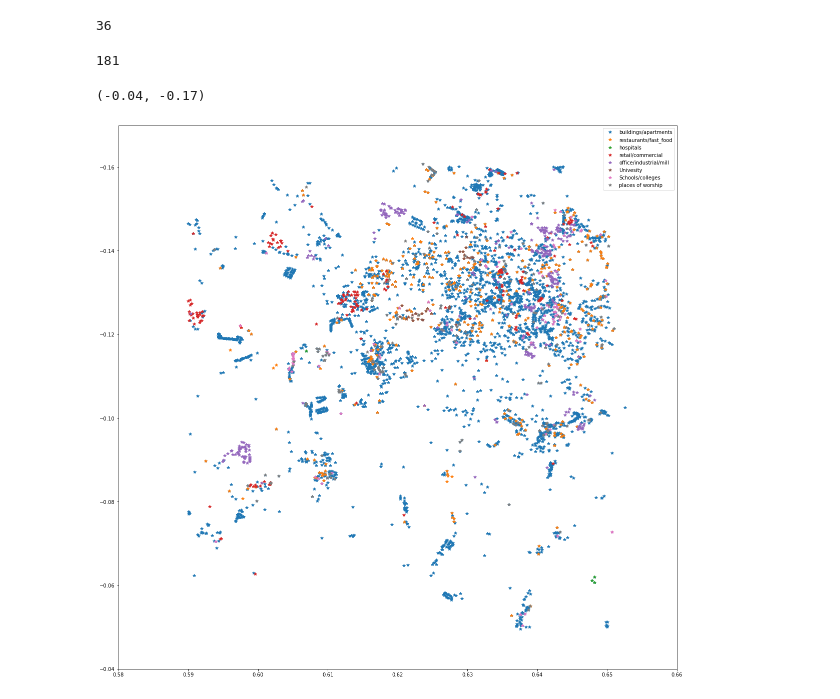
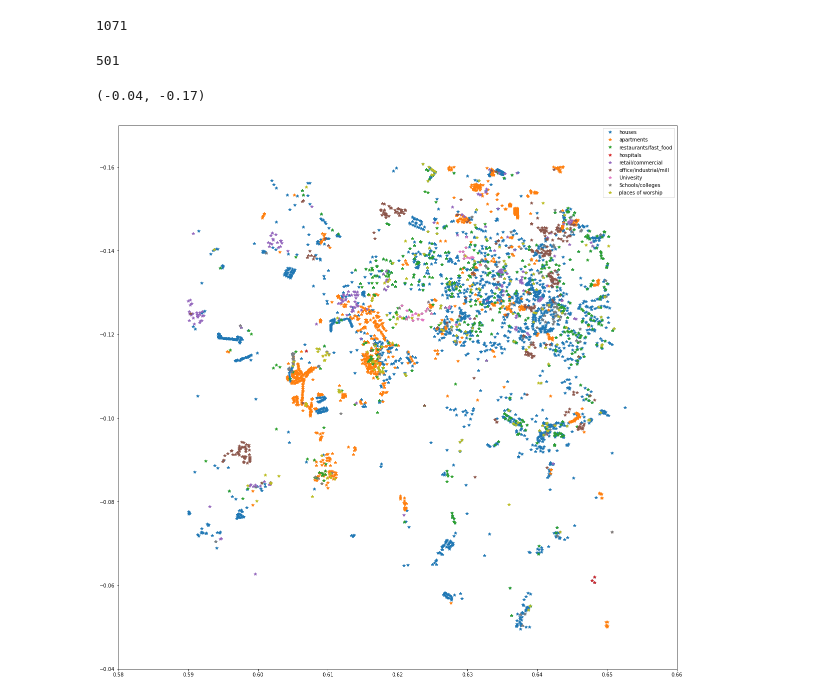
Before and after one commit to madhurya70/Agent_based_modelling, a Jupyter notebook: ABM_CoV19.ipynb, the cells around one changed output. Drawn from its saved outputs; the diff is of its cells as text; code cells hidden in the pictures.

```diff
--- a/ABM_CoV19.ipynb
+++ b/ABM_CoV19.ipynb
@@ -7,19 +7,32 @@ import numpy as np
 gdf = ox.geometries.geometries_from_bbox(52.6500, 52.5900,-1.0500,-1.1600, tags = {'building':True})
 gdf1 = ox.geometries.geometries_from_bbox(52.6500, 52.5900,-1.0500,-1.1600, tags = {'amenity':True})
 # %%
-lat_household=[]
-long_household =[]
+lat_houses=[]
+long_houses =[]
 new_abc1 = pd.read_csv('abc1.csv')
 for i in range(5194):
-   if(new_abc1['building'][i]=='yes' or new_abc1['building'][i]=='apartments' or new_abc1['building'][i]=='residential'):
+   if( new_abc1['building'][i]=='yes' and new_abc1['name'][i]=='0'):
         x = new_abc1['geometry'][i]
         word = ""
         for e in x:
             word+= str(e)
         list1 =[]
         list1 = word.split(",")
-        long_household.append(float(list1[0]))
-        lat_household.append(float(list1[1]))
+        long_houses.append(float(list1[0]))
+        lat_houses.append(float(list1[1]))
+lat_apartments=[]
+long_apartments =[]
+new_abc1 = pd.read_csv('abc1.csv')
+for i in range(5194):
+   if( new_abc1['building'][i]=='apartments' or new_abc1['building'][i]=='residential' or new_abc1['building'][i]=='house' or new_abc1['building'][i]=='terrace'):
+        x = new_abc1['geometry'][i]
+        word = ""
+        for e in x:
+            word+= str(e)
+        list1 =[]
+        list1 = word.split(",")
+        long_apartments.append(float(list1[0]))
+        lat_apartments.append(float(list1[1]))
 lat_retail=[]
 long_retail =[]
 new_abc1 = pd.read_csv('abc1.csv')
@@ -59,15 +72,29 @@ for i in range(5194):
         list1 = word.split(",")
         long_University.append(float(list1[0]))
         lat_University.append(float(list1[1]))
-len(lat_University)
+lat_terrace=[]
+long_terrace =[]
+new_abc1 = pd.read_csv('abc1.csv')
+for i in range(5194):
+   if(new_abc1['building'][i]=='terrace'):
+        x = new_abc1['geometry'][i]
+        word = ""
+        for e in x:
+            word+= str(e)
+        list1 =[]
+        list1 = word.split(",")
+        long_terrace.append(float(list1[0]))
+        lat_terrace.append(float(list1[1]))
+
+len(lat_apartments)
 # %% [output]
-36
+1071
 # %%
 lat_restaurants=[]
 long_restaurants =[]
 new_abc2 = pd.read_csv('abc2.csv')
 for i in range(len(new_abc2['amenity'])):
-   if(new_abc2['amenity'][i]=='restaurant' or new_abc2['amenity'][i]=='fast_food' or new_abc2['amenity'][i]=='pub'):
+   if(new_abc2['amenity'][i]=='restaurant' or new_abc2['amenity'][i]=='fast_food' or new_abc2['amenity'][i]=='pub' or new_abc2['amenity'][i]=='nightclub' or new_abc2['amenity'][i]=='cafe'):
         x = new_abc1['geometry'][i]
         word = ""
         for e in x:
@@ -113,18 +140,24 @@ for i in range(len(new_abc2['amenity'])):
         list1 = word.split(",")
         long_worship.append(float(list1[0]))
         lat_worship.append(float(list1[1]))
-len(lat_worship)
+len(lat_restaurants)
 # %% [output]
-181
+501
 # %%
-x_lat = np.zeros(shape =(5194))
-x_long = np.zeros(shape =(5194))
-for i in range(len(long_household)):
-    x_long[i] = (float(long_household[i]) +1)
-for i in range(len(long_household)):
-    x_lat[i] = (float(lat_household[i]) -52)
-x_lat1 = np.zeros(shape =(403))
-x_long1 = np.zeros(shape =(403))
+x_lat0 = np.zeros(shape =(2487))
+x_long0 = np.zeros(shape =(2487))
+for i in range(len(long_houses)):
+    x_long0[i] = (float(long_houses[i]) +1)
+for i in range(len(long_houses)):
+    x_lat0[i] = (float(lat_houses[i]) -52)
+x_lat = np.zeros(shape =(1071))
+x_long = np.zeros(shape =(1071))
+for i in range(len(long_apartments)):
+    x_long[i] = (float(long_apartments[i]) +1)
+for i in range(len(long_apartments)):
+    x_lat[i] = (float(lat_apartments[i]) -52)
+x_lat1 = np.zeros(shape =(501))
+x_long1 = np.zeros(shape =(501))
 for i in range(len(long_restaurants)):
     x_long1[i] = (float(long_restaurants[i]) +1)
 for i in range(len(long_restaurants)):
@@ -168,17 +201,18 @@ for i in range(len(long_worship)):
 # %%
 from matplotlib.axis import Axis
 plt.figure(figsize=(20,20))
-plt.plot(x_lat, x_long, '*', label = "buildings/apartments")
+plt.plot(x_lat0, x_long0, '*', label = "houses")
+plt.plot(x_lat, x_long, '*', label = "apartments")
 plt.plot(x_lat1, x_long1, '*', label ="restaurants/fast_food")
 plt.plot(x_lat4, x_long4, '*', label ="hospitals")
 plt.plot(x_lat5, x_long5, '*', label ="retail/commercial")
 plt.plot(x_lat6, x_long6, '*', label ="office/industrial/mill")
 plt.plot(x_lat7, x_long7, '*', label ="Univesity")
 plt.plot(x_lat8, x_long8, '*', label ="Schools/colleges")
 plt.plot(x_lat9, x_long9, '*', label ="places of worship")
 plt.legend()
 plt.xlim(0.58, 0.66)
 plt.ylim(-0.04, -0.17)
 # %% [output]
 (-0.04, -0.17)
-[figure, old version]
+[figure, new version]
```
Also changed, not shown: parts of 1 cell of this notebook.
